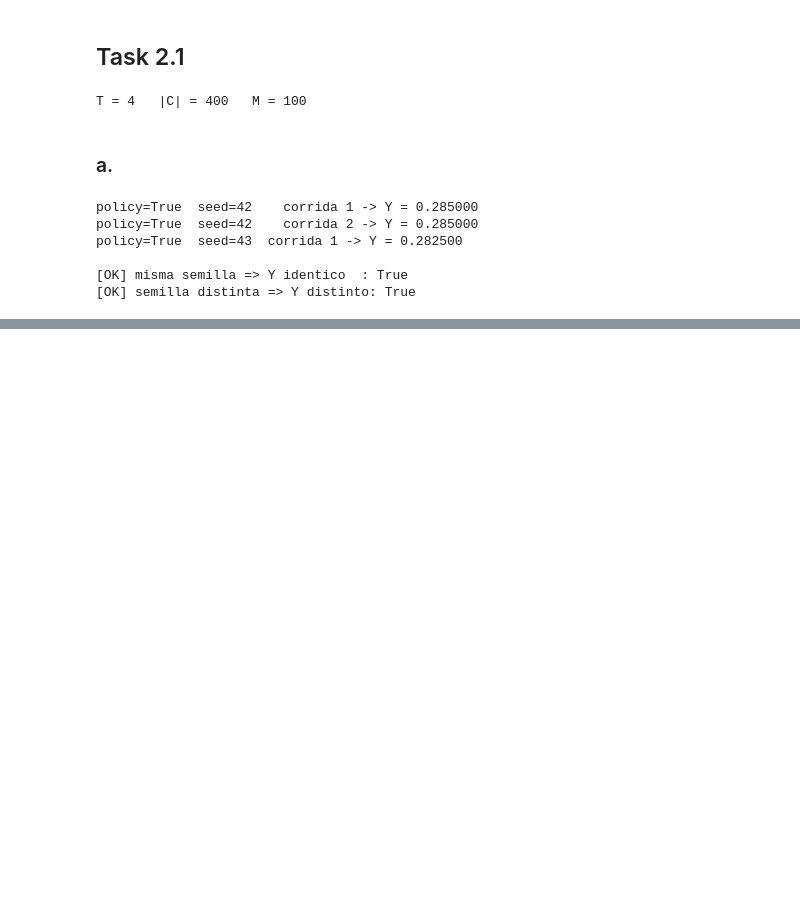
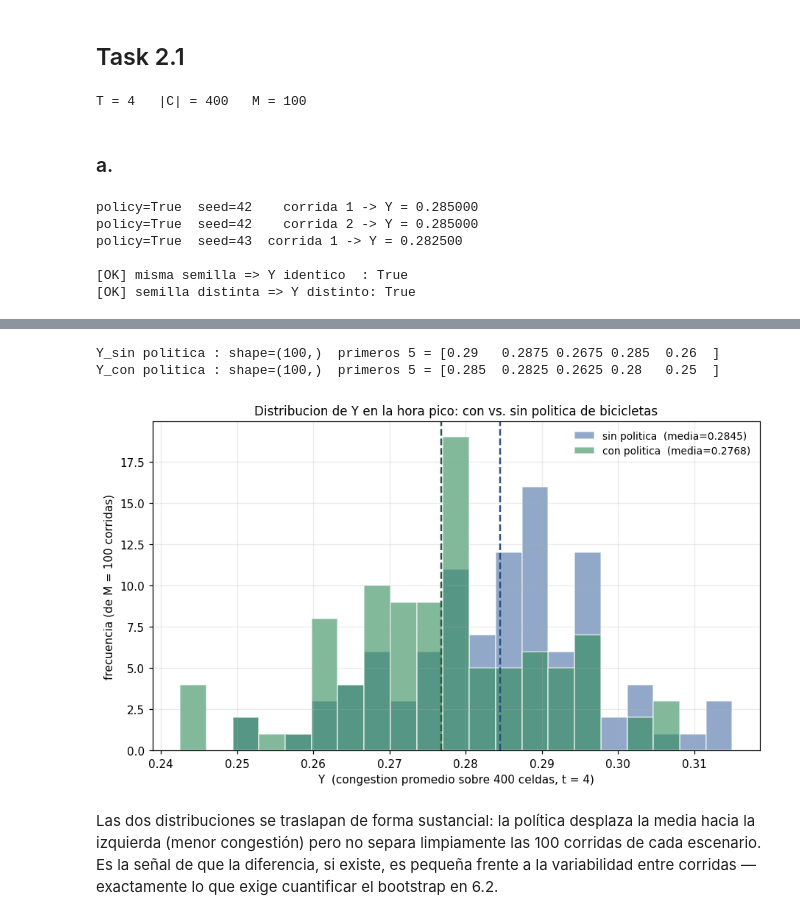
Before and after one commit to Branuvg/lab4_modsim, a Jupyter notebook: abm_bicicletas.ipynb, the cells around one changed output, grey strips where cells are left out. Cells and saved outputs as stored; diff of their text form; code cells hidden in the pictures; blank space fills up the shorter version.

Commit message:
Task 2.1.b: 100 corridas por escenario con semillas pareadas

```diff
--- a/abm_bicicletas.ipynb
+++ b/abm_bicicletas.ipynb
@@ -1383,0 +1394,37 @@ policy=True  seed=43  corrida 1 -> Y = 0.282500
+# %%
+seeds = SEED + np.arange(M_RUNS)
+
+Y_sin = np.array([run_simulation(False, int(s)) for s in seeds])   # sin politica
+Y_con = np.array([run_simulation(True,  int(s)) for s in seeds])   # con politica
+
+print(f"Y_sin politica : shape={Y_sin.shape}  primeros 5 = {np.round(Y_sin[:5], 4)}")
+print(f"Y_con politica : shape={Y_con.shape}  primeros 5 = {np.round(Y_con[:5], 4)}")
+# %% [output]
+Y_sin politica : shape=(100,)  primeros 5 = [0.29   0.2875 0.2675 0.285  0.26  ]
+Y_con politica : shape=(100,)  primeros 5 = [0.285  0.2825 0.2625 0.28   0.25  ]
+# %%
+fig, ax = plt.subplots(figsize=(8.4, 5.0), dpi=110)
+
+bins = np.linspace(min(Y_sin.min(), Y_con.min()), max(Y_sin.max(), Y_con.max()), 22)
+ax.hist(Y_sin, bins=bins, color="#4a6fa5", alpha=0.60, edgecolor="white",
+        label=f"sin politica  (media={Y_sin.mean():.4f})")
+ax.hist(Y_con, bins=bins, color="#2e8b57", alpha=0.60, edgecolor="white",
+        label=f"con politica  (media={Y_con.mean():.4f})")
+ax.axvline(Y_sin.mean(), color="#2b4f7a", ls="--", lw=1.6)
+ax.axvline(Y_con.mean(), color="#1d5c3d", ls="--", lw=1.6)
+
+ax.set_xlabel(f"Y  (congestion promedio sobre {N_CELDAS} celdas, t = {T_HORIZON})")
+ax.set_ylabel("frecuencia (de M = 100 corridas)")
+ax.set_title("Distribucion de Y en la hora pico: con vs. sin politica de bicicletas",
+             fontsize=11)
+ax.legend(frameon=False, fontsize=9)
+ax.grid(alpha=0.25)
+fig.tight_layout()
+plt.show()
+# %% [output]
+[figure, added]
+# %% [markdown]
+Las dos distribuciones se traslapan de forma sustancial: la política desplaza la media
+hacia la izquierda (menor congestión) pero no separa limpiamente las 100 corridas de cada
+escenario. Es la señal de que la diferencia, si existe, es pequeña frente a la variabilidad
+entre corridas — exactamente lo que exige cuantificar el bootstrap en 6.2.
```
Also changed, not shown: parts of 1 cell of this notebook.
